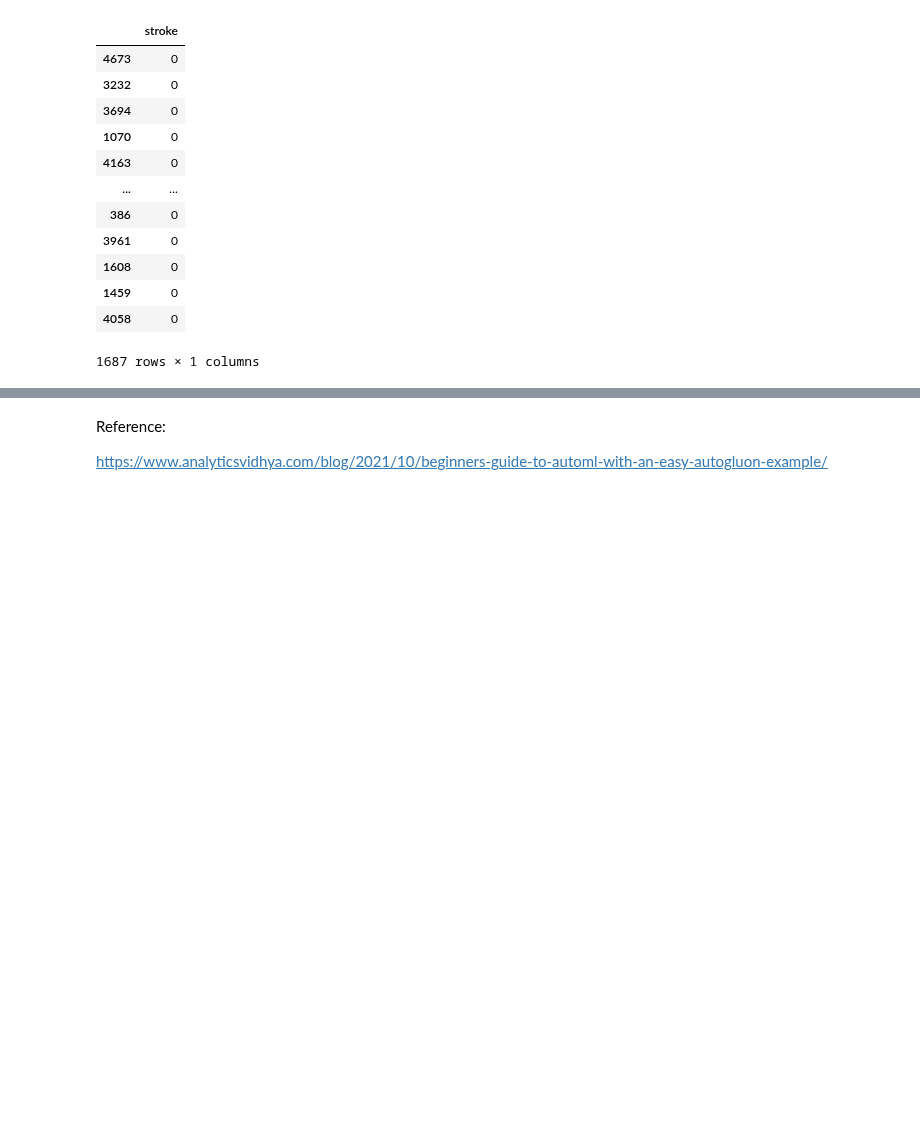
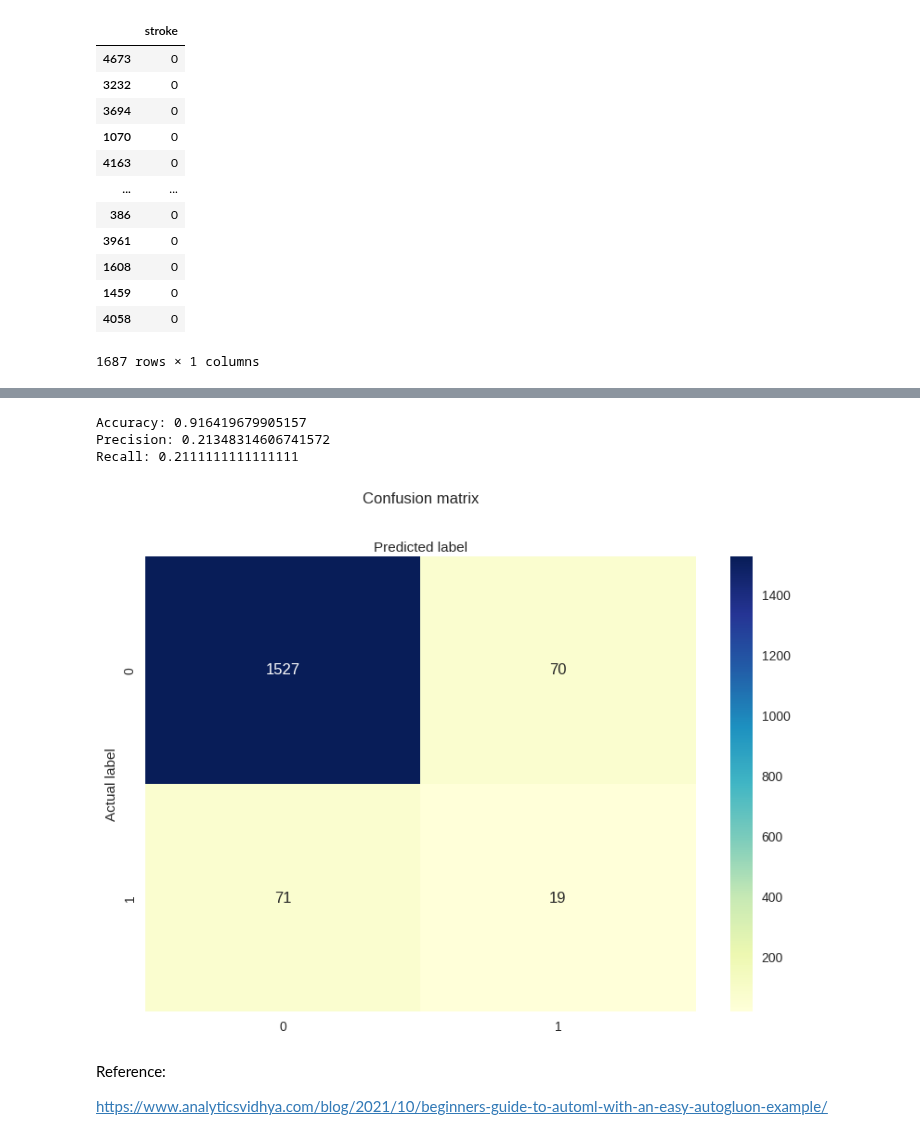
Before and after one commit to ogut77/DataScience, a Jupyter notebook: AutoGluon.ipynb, the cells around one changed output, grey strips where cells are left out. Saved outputs shown, nothing was run; the diff lists cells and outputs as text; code cells hidden in the pictures; blank space fills up the shorter version.

```diff
--- a/AutoGluon.ipynb
+++ b/AutoGluon.ipynb
@@ -133,0 +249,5 @@ Evaluations on test data:
+# %%
+
+xg = create_model('qda')
+tuned2 = tune_model(xg)
+tuned_predictions = predict_model(tuned2, data=test_data)
@@ -134,3 +279,10 @@ Evaluations on test data:
+# %%
+eval(y_test,tuned_predictions['prediction_label'])
+# %% [output]
+Accuracy: 0.916419679905157
+Precision: 0.21348314606741572
+Recall: 0.2111111111111111
+[figure, added]
 # %% [markdown]
 Reference:
 
```
Also changed, not shown: parts of 13 cells of this notebook.
